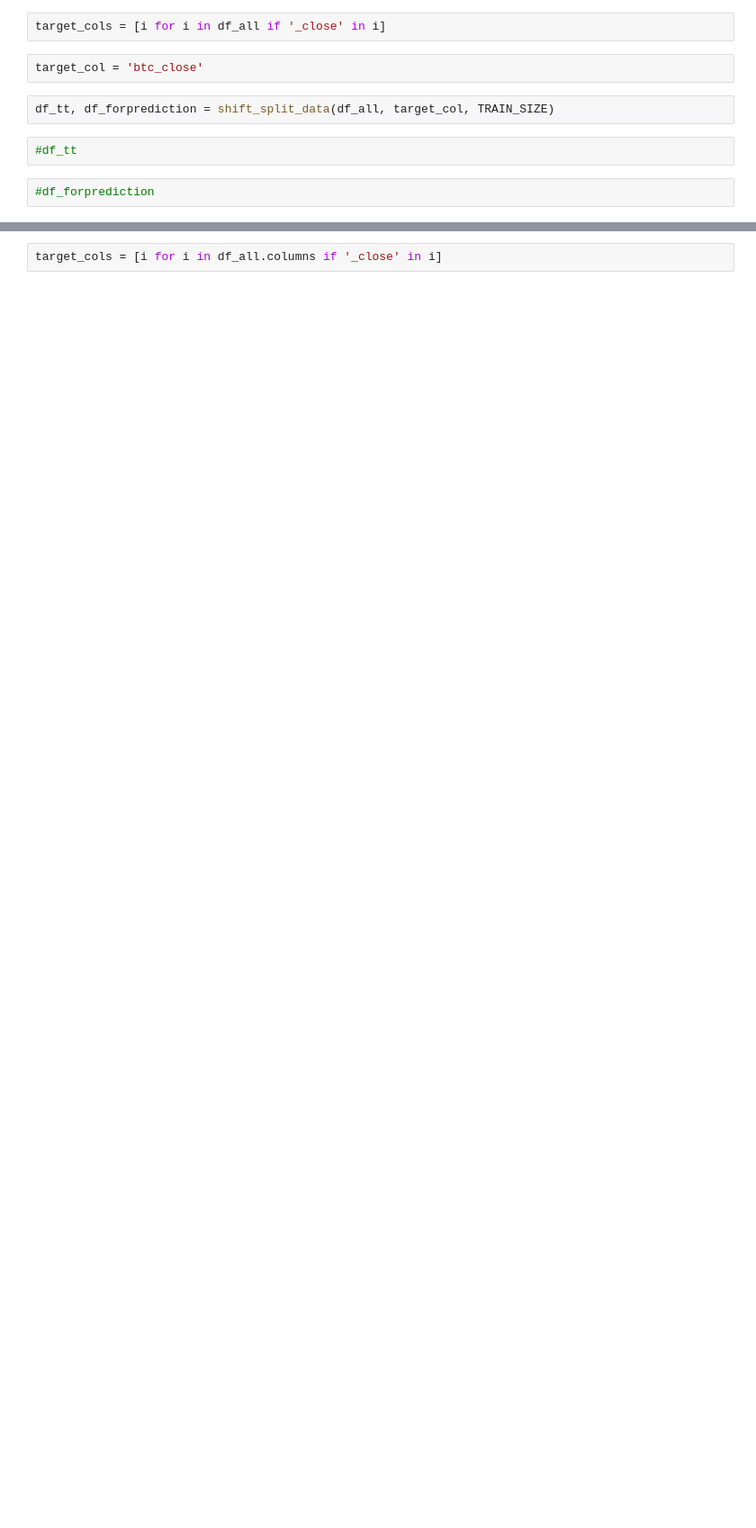
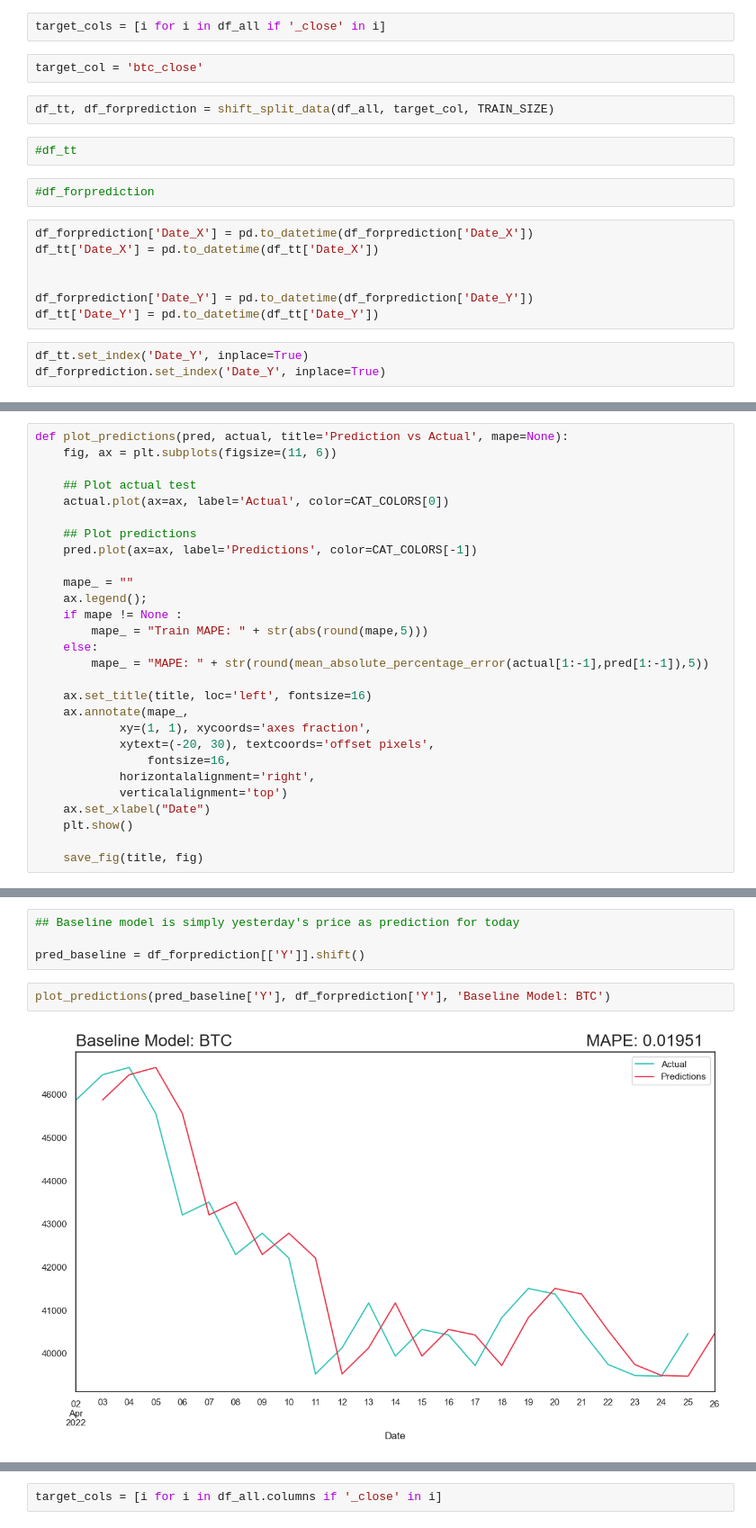
Before and after one commit to LucasNeves27/bc4, a Jupyter notebook: wip/f/BC4_Apex_Models_03.ipynb, the cells around one changed output, grey strips where cells are left out. Shown at 90% size. Saved outputs shown, nothing was run; the diff lists cells and outputs as text; blank space fills up the shorter version.

Commit message:
merge most of models

```diff
--- a/wip/f/BC4_Apex_Models_03.ipynb
+++ b/wip/f/BC4_Apex_Models_03.ipynb
@@ -173,3 +182,13 @@ df_tt, df_forprediction = shift_split_data(df_all, target_col, TRAIN_SIZE)
 #df_tt
 # %%
 #df_forprediction
+# %%
+df_forprediction['Date_X'] = pd.to_datetime(df_forprediction['Date_X'])
+df_tt['Date_X'] = pd.to_datetime(df_tt['Date_X'])
+
+
+df_forprediction['Date_Y'] = pd.to_datetime(df_forprediction['Date_Y'])
+df_tt['Date_Y'] = pd.to_datetime(df_tt['Date_Y'])
+# %%
+df_tt.set_index('Date_Y', inplace=True)
+df_forprediction.set_index('Date_Y', inplace=True)
@@ -175,0 +199,28 @@ df_tt, df_forprediction = shift_split_data(df_all, target_col, TRAIN_SIZE)
+# %%
+def plot_predictions(pred, actual, title='Prediction vs Actual', mape=None):
+    fig, ax = plt.subplots(figsize=(11, 6))
+
+    ## Plot actual test
+    actual.plot(ax=ax, label='Actual', color=CAT_COLORS[0])
+
+    ## Plot predictions
+    pred.plot(ax=ax, label='Predictions', color=CAT_COLORS[-1])
+
+    mape_ = ""
+    ax.legend();
+    if mape != None :
+        mape_ = "Train MAPE: " + str(abs(round(mape,5)))
+    else:
+        mape_ = "MAPE: " + str(round(mean_absolute_percentage_error(actual[1:-1],pred[1:-1]),5))
+
+    ax.set_title(title, loc='left', fontsize=16)
+    ax.annotate(mape_,
+            xy=(1, 1), xycoords='axes fraction',
+            xytext=(-20, 30), textcoords='offset pixels',
+                fontsize=16,
+            horizontalalignment='right',
+            verticalalignment='top')
+    ax.set_xlabel("Date")
+    plt.show()
+
+    save_fig(title, fig)
@@ -175,0 +236,8 @@ df_tt, df_forprediction = shift_split_data(df_all, target_col, TRAIN_SIZE)
+# %%
+## Baseline model is simply yesterday's price as prediction for today
+
+pred_baseline = df_forprediction[['Y']].shift()
+# %%
+plot_predictions(pred_baseline['Y'], df_forprediction['Y'], 'Baseline Model: BTC')
+# %% [output]
+[figure, added]
```
Also changed, not shown: parts of 68 cells of this notebook.
